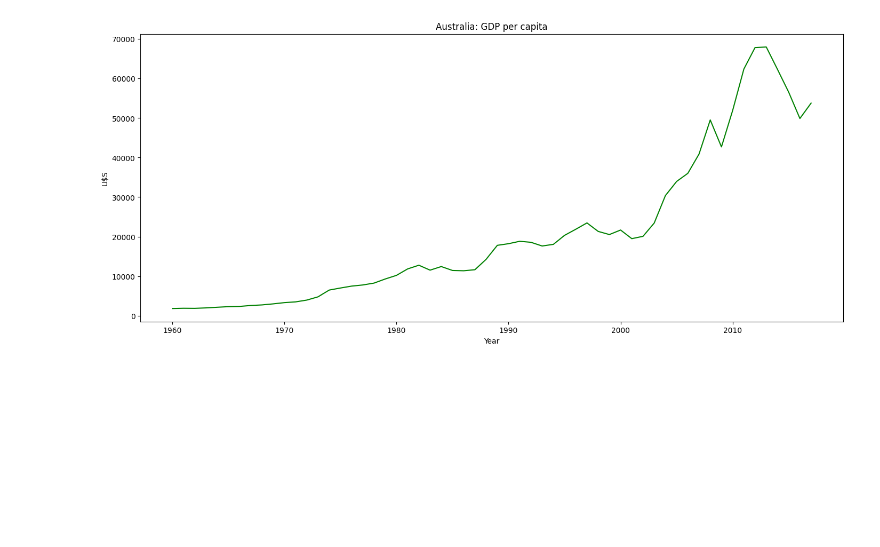
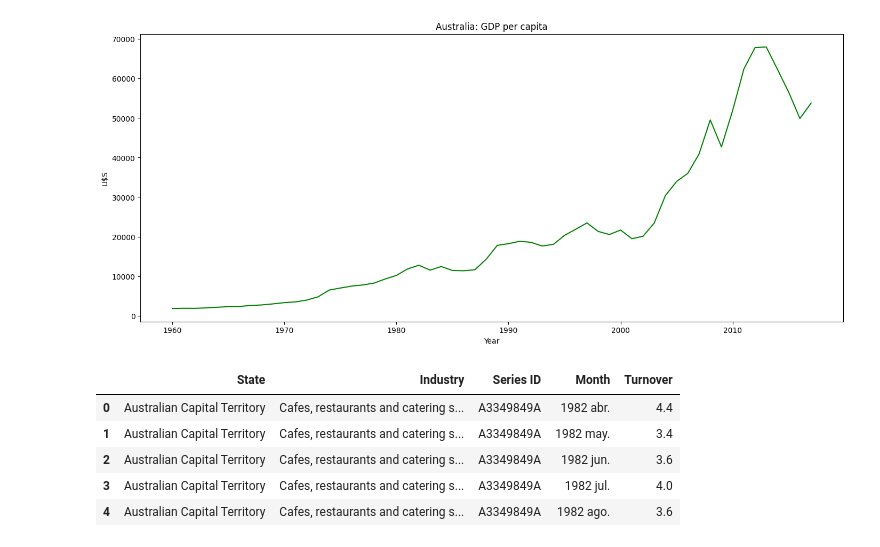
Before and after one commit to DavidGuzzi/TSA, a Jupyter notebook: Forecasting Principles and Practice 3rd/2/3.ipynb, the cells around one changed output. Cells and saved outputs as stored; diff of their text form; code cells hidden in the pictures; blank space fills up the shorter version.

```diff
--- a/Forecasting Principles and Practice 3rd/2/3.ipynb
+++ b/Forecasting Principles and Practice 3rd/2/3.ipynb
@@ -30,3 +30,15 @@ ax.set_title('Australia: GDP per capita')
 plt.show()
 # %% [output]
 [figure]
+# %%
+path2 = r"C:\Users\HP\OneDrive\Escritorio\David Guzzi\Github\TSA\Forecasting Principles and Practice 3rd\2\aus_retail.csv"
+df2 = pd.read_csv(path2)
+
+df2.head()
+# %% [output]
+|  | State | Industry | Series ID | Month | Turnover |
+| 0 | Australian Capital Territory | Cafes, restaurants and catering s... | A3349849A | 1982 abr. | 4.4 |
+| 1 | Australian Capital Territory | Cafes, restaurants and catering s... | A3349849A | 1982 may. | 3.4 |
+| 2 | Australian Capital Territory | Cafes, restaurants and catering s... | A3349849A | 1982 jun. | 3.6 |
+| 3 | Australian Capital Territory | Cafes, restaurants and catering s... | A3349849A | 1982 jul. | 4.0 |
+| 4 | Australian Capital Territory | Cafes, restaurants and catering s... | A3349849A | 1982 ago. | 3.6 |
```
Also changed, not shown: parts of 5 cells of this notebook, 1 other file.
